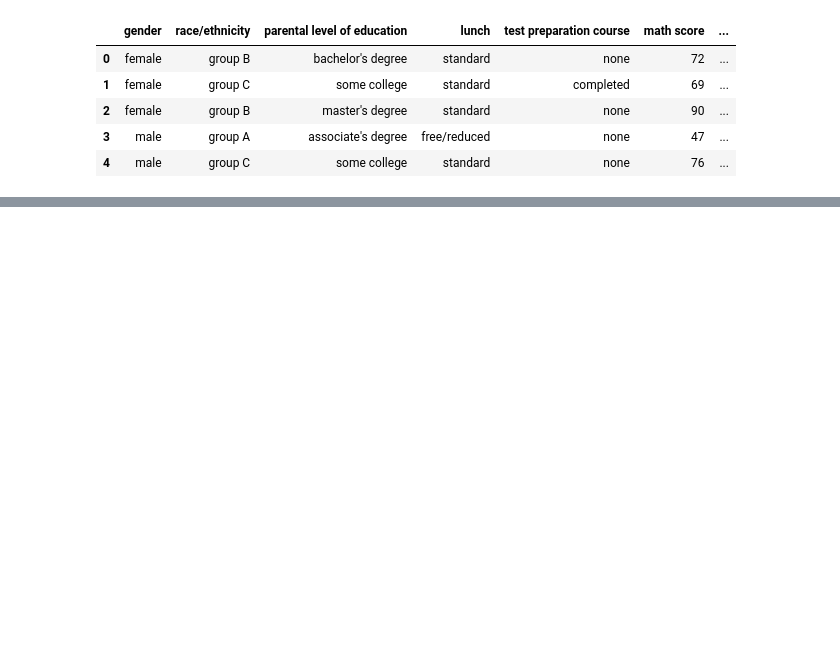
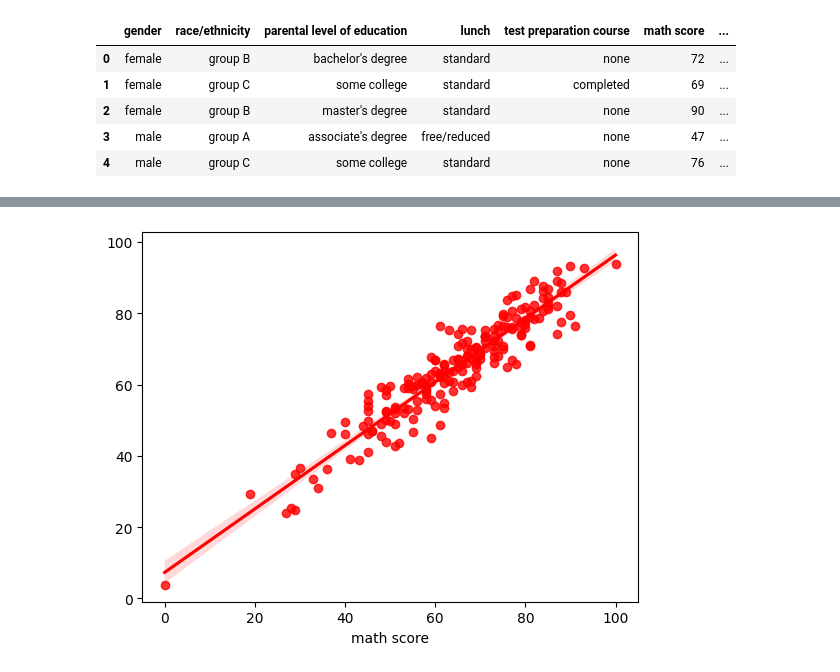
Before and after one commit to Devmangukiya/mlproject, a Jupyter notebook: notebook/2. MODEL TRAINING .ipynb, the cells around one changed output, grey strips where cells are left out. Saved outputs shown, nothing was run; the diff lists cells and outputs as text; code cells hidden in the pictures; blank space fills up the shorter version.

```diff
--- a/notebook/2. MODEL TRAINING .ipynb
+++ b/notebook/2. MODEL TRAINING .ipynb
@@ -34,0 +166,5 @@ df.head()
+# %%
+sns.regplot(x=y_test,y=y_pred,color='red')
+plt.show()
+# %% [output]
+[figure, added]
```
Also changed, not shown: parts of 19 cells of this notebook.
